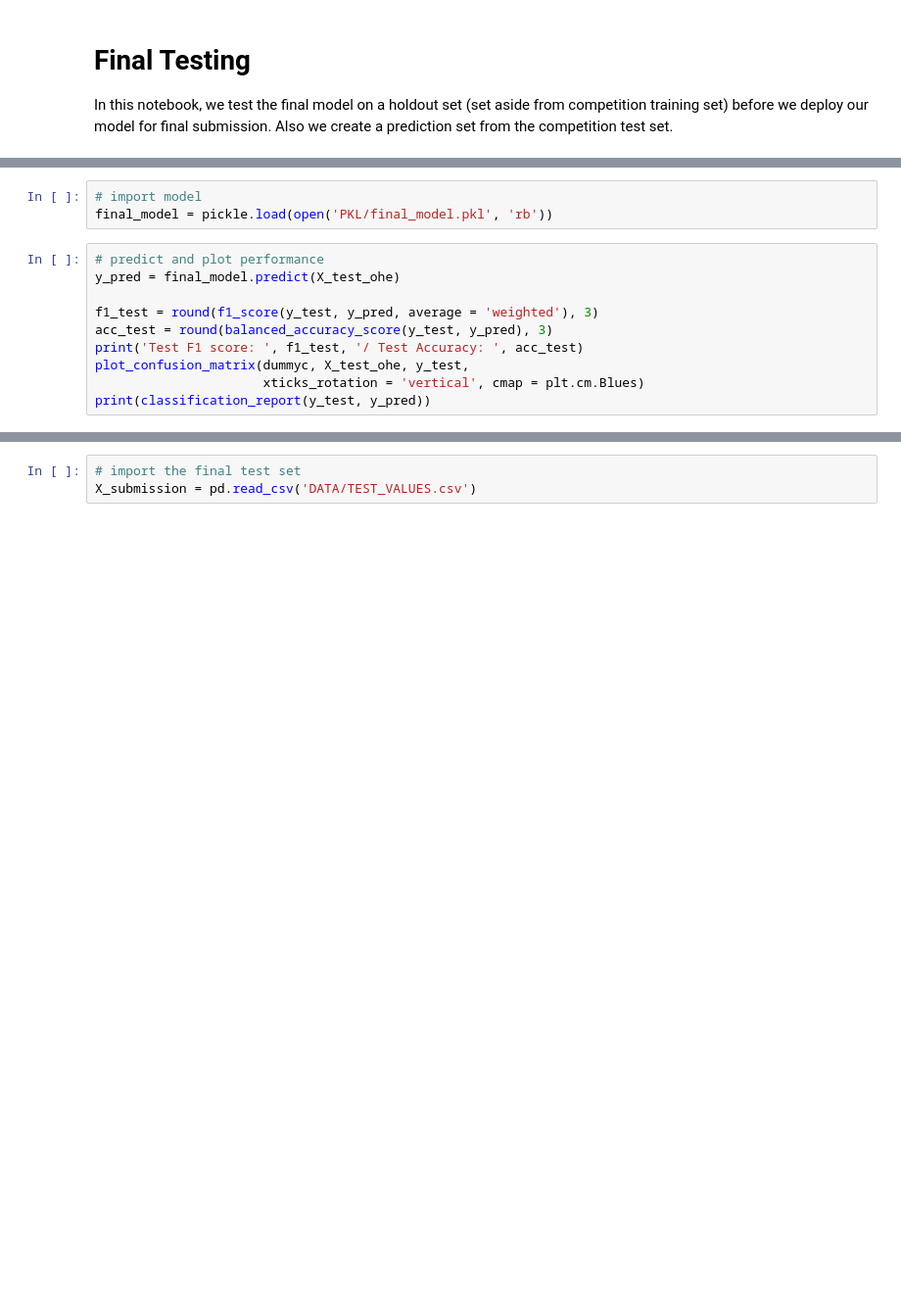
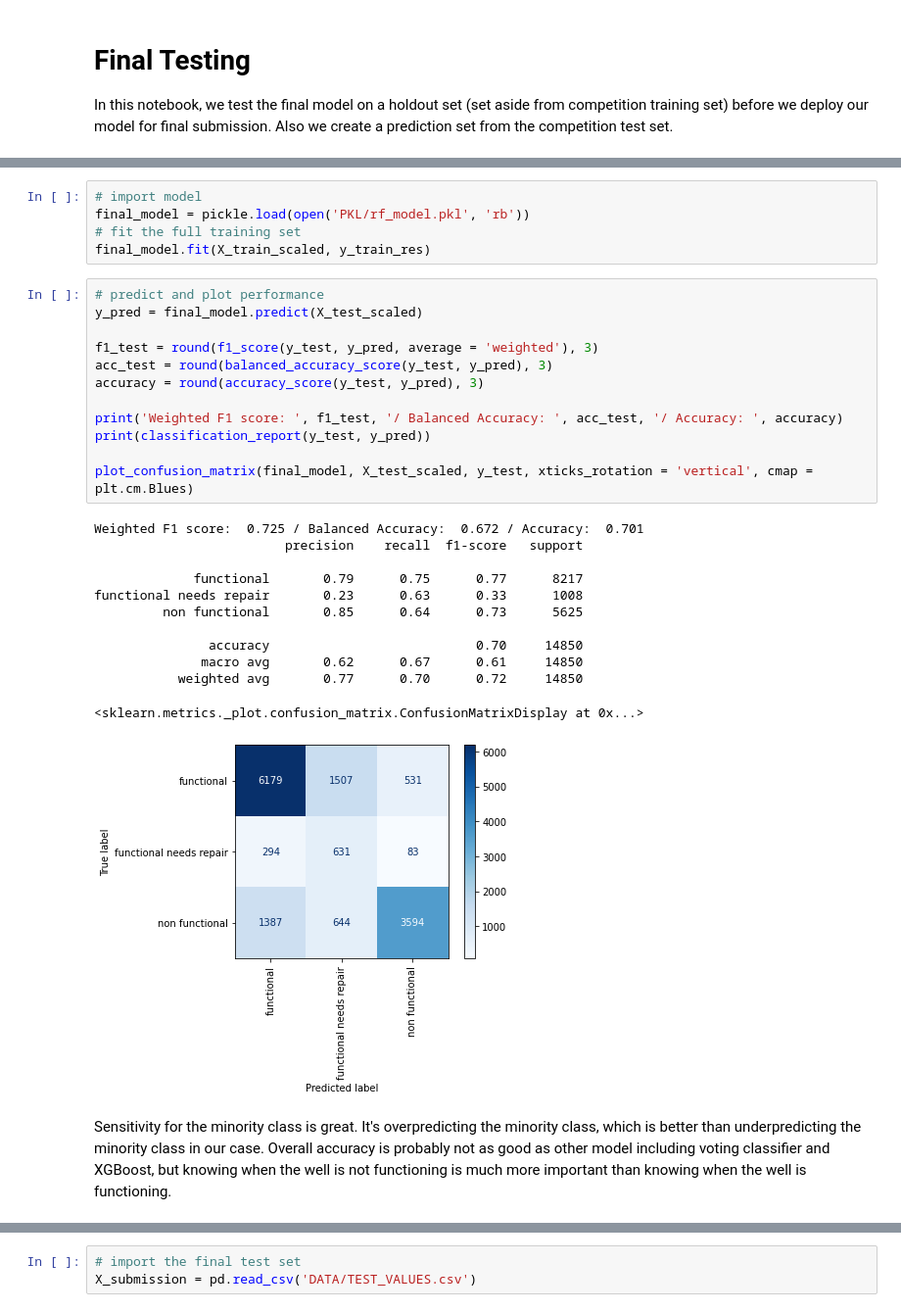
Before and after one commit to stereopickle/Tanzanian_water_pump_classificationn, a Jupyter notebook: 040.Final_Testing.ipynb, the cells around one changed output, grey strips where cells are left out. Shown at 98% size. Cells and saved outputs as stored; diff of their text form; blank space fills up the shorter version.

```diff
--- a/040.Final_Testing.ipynb
+++ b/040.Final_Testing.ipynb
@@ -27,13 +78,32 @@ else:
 # %%
 # import model
-final_model = pickle.load(open('PKL/final_model.pkl', 'rb'))
+final_model = pickle.load(open('PKL/rf_model.pkl', 'rb'))
+# fit the full training set
+final_model.fit(X_train_scaled, y_train_res)
 # %%
 # predict and plot performance
-y_pred = final_model.predict(X_test_ohe)
+y_pred = final_model.predict(X_test_scaled)
 
 f1_test = round(f1_score(y_test, y_pred, average = 'weighted'), 3)
 acc_test = round(balanced_accuracy_score(y_test, y_pred), 3)
-print('Test F1 score: ', f1_test, '/ Test Accuracy: ', acc_test)
-plot_confusion_matrix(dummyc, X_test_ohe, y_test,
-                      xticks_rotation = 'vertical', cmap = plt.cm.Blues)
+accuracy = round(accuracy_score(y_test, y_pred), 3)
+
+print('Weighted F1 score: ', f1_test, '/ Balanced Accuracy: ', acc_test, '/ Accuracy: ', accuracy)
 print(classification_report(y_test, y_pred))
+
+plot_confusion_matrix(final_model, X_test_scaled, y_test, xticks_rotation = 'vertical', cmap = plt.cm.Blues)
+# %% [output]
+Weighted F1 score:  0.725 / Balanced Accuracy:  0.672 / Accuracy:  0.701
+                         precision    recall  f1-score   support
+
+             functional       0.79      0.75      0.77      8217
+functional needs repair       0.23      0.63      0.33      1008
+         non functional       0.85      0.64      0.73      5625
+
+               accuracy                           0.70     14850
+              macro avg       0.62      0.67      0.61     14850
+           weighted avg       0.77      0.70      0.72     14850
+<sklearn.metrics._plot.confusion_matrix.ConfusionMatrixDisplay at 0x...>
+[figure, added]
+# %% [markdown]
+Sensitivity for the minority class is great. It's overpredicting the minority class, which is better than underpredicting the minority class in our case. Overall accuracy is probably not as good as other model including voting classifier and XGBoost, but knowing when the well is not functioning is much more important than knowing when the well is functioning.
```
Also changed, not shown: parts of 11 cells of this notebook.
